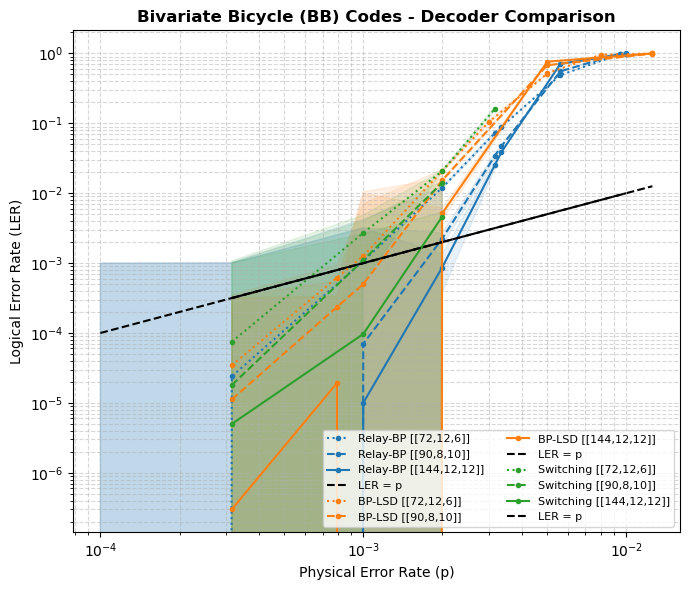
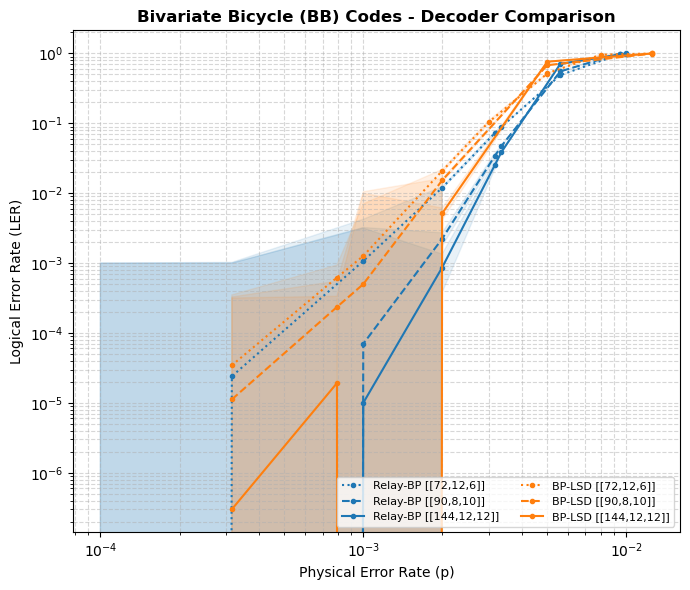
Unified diff of the notebook cell whose output changed from the first chart to the second:
--- before
+++ after
@@ -8,5 +8,5 @@
     "/Users/ariannameinking/Documents/Brown_Research/realtime_decoding_qldpc/data/raw/relaybp.csv": {"label": "Relay-BP", "color": "#1f77b4"},
     "/Users/ariannameinking/Documents/Brown_Research/realtime_decoding_qldpc/data/raw/bplsd.csv": {"label": "BP-LSD", "color": "#ff7f0e"},
-    "/Users/ariannameinking/Documents/Brown_Research/realtime_decoding_qldpc/data/raw/bplsd_relaybp.csv": {"label": "Switching", "color": "#2ca02c"}
+    # "/Users/ariannameinking/Documents/Brown_Research/realtime_decoding_qldpc/data/raw/bplsd_relaybp.csv": {"label": "Switching", "color": "#2ca02c"}
 }
 
@@ -71,5 +71,5 @@
         print(f"Warning: {filename} not found.")
 
-    ax.plot(agg_data['p'], agg_data['p'], label="LER = p", color="black", linestyle="--")
+    # ax.plot(agg_data['p'], agg_data['p'], label="LER = p", color="black", linestyle="--")
 
 # 4. Formatting

Commit: created a union find wrapper + modified so that it returns the correction from decoding round